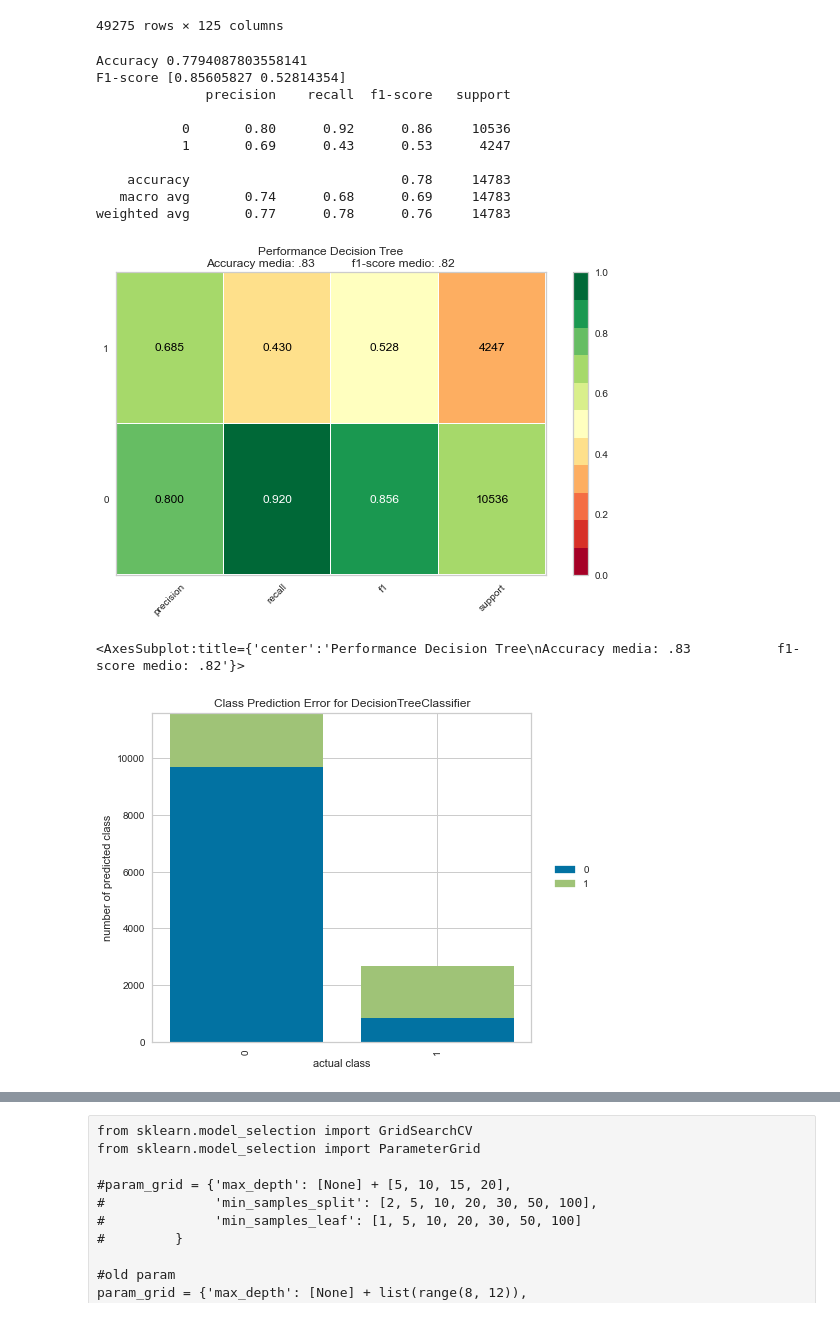
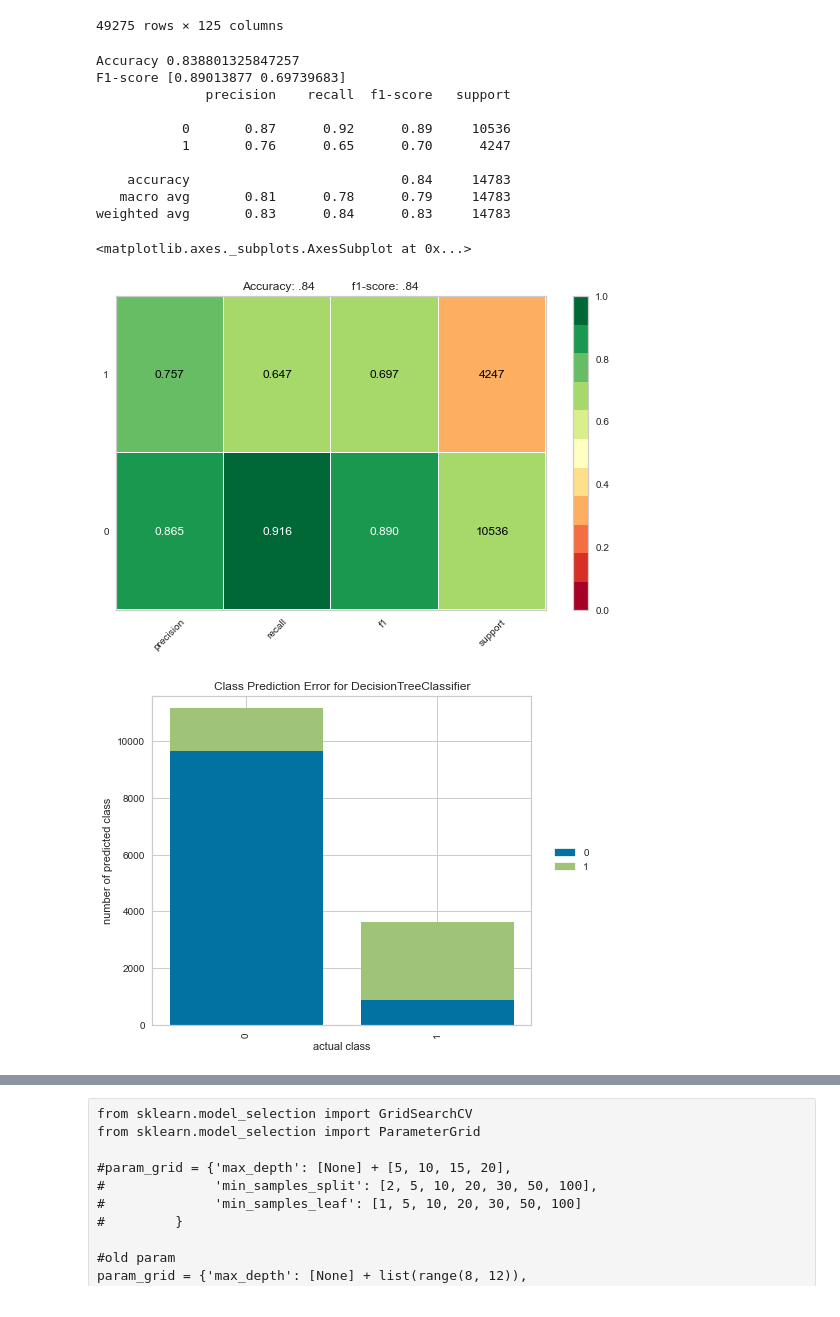
Before and after one commit to cri98li/Data-Mining-2-Project-ts-classification, a Jupyter notebook: Fase 1.2.ipynb, the cells around one changed output, grey strips where cells are left out. Cells and saved outputs as stored; diff of their text form; code cells hidden in the pictures.

```diff
--- a/Fase 1.2.ipynb
+++ b/Fase 1.2.ipynb
@@ -199,7 +199,7 @@ for col in column2encode:
 # %%
 df['target']=[1 if genre == 'Rock' else 0 for genre in df['TRACK_genre_top']]
 # %%
-compl = Diff(tutti, features + bitmap + nonNumerici + nulli)
+compl = Diff(tutti, bitmap + nonNumerici + nulli)
 
 class_name = 'target'
 attributes = Diff(compl, list(['TRACK_genre_top']))
@@ -240,27 +240,27 @@ print('Accuracy %s' % accuracy_score(y_test, y_pred0))
 print('F1-score %s' % f1_score(y_test, y_pred0, average=None))
 print(classification_report(y_test, y_pred0))
 # %% [output]
-Accuracy 0.7794087803558141
-F1-score [0.85605827 0.52814354]
+Accuracy 0.838801325847257
+F1-score [0.89013877 0.69739683]
               precision    recall  f1-score   support
 
-           0       0.80      0.92      0.86     10536
-           1       0.69      0.43      0.53      4247
+           0       0.87      0.92      0.89     10536
+           1       0.76      0.65      0.70      4247
 
-    accuracy                           0.78     14783
-   macro avg       0.74      0.68      0.69     14783
-weighted avg       0.77      0.78      0.76     14783
+    accuracy                           0.84     14783
+   macro avg       0.81      0.78      0.79     14783
+weighted avg       0.83      0.84      0.83     14783
 # %%
 from yellowbrick.classifier import ClassificationReport
 
-visualizer = ClassificationReport(clf, support=True, title="Performance Decision Tree\nAccuracy media: .83           f1-score medio: .82", cmap="RdYlGn")
+visualizer = ClassificationReport(clf, support=True, title="Accuracy: .84           f1-score: .84", cmap="RdYlGn")
 
 visualizer.fit(X_train, y_train)
 visualizer.score(X_test, y_test)
-visualizer.show()
+visualizer.show(outpath="performance_dt.pdf")
 # %% [output]
+<matplotlib.axes._subplots.AxesSubplot at 0x...>
-[figure, old version]
+[figure, new version]
-<AxesSubplot:title={'center':'Performance Decision Tree\nAccuracy media: .83           f1-score medio: .82'}>
 # %%
 from yellowbrick.classifier import ClassPredictionError
 from yellowbrick.classifier import class_prediction_error
@@ -273,7 +273,7 @@ from yellowbrick.classifier import class_prediction_error
 class_prediction_error(clf, X_train, y_train, X_test, y_test)
 plt.show()
 # %% [output]
-[figure, old version]
+[figure, new version]
 # %%
 from yellowbrick.classifier import confusion_matrix
 
```
Also changed, not shown: parts of 13 cells of this notebook, 1 other file.
